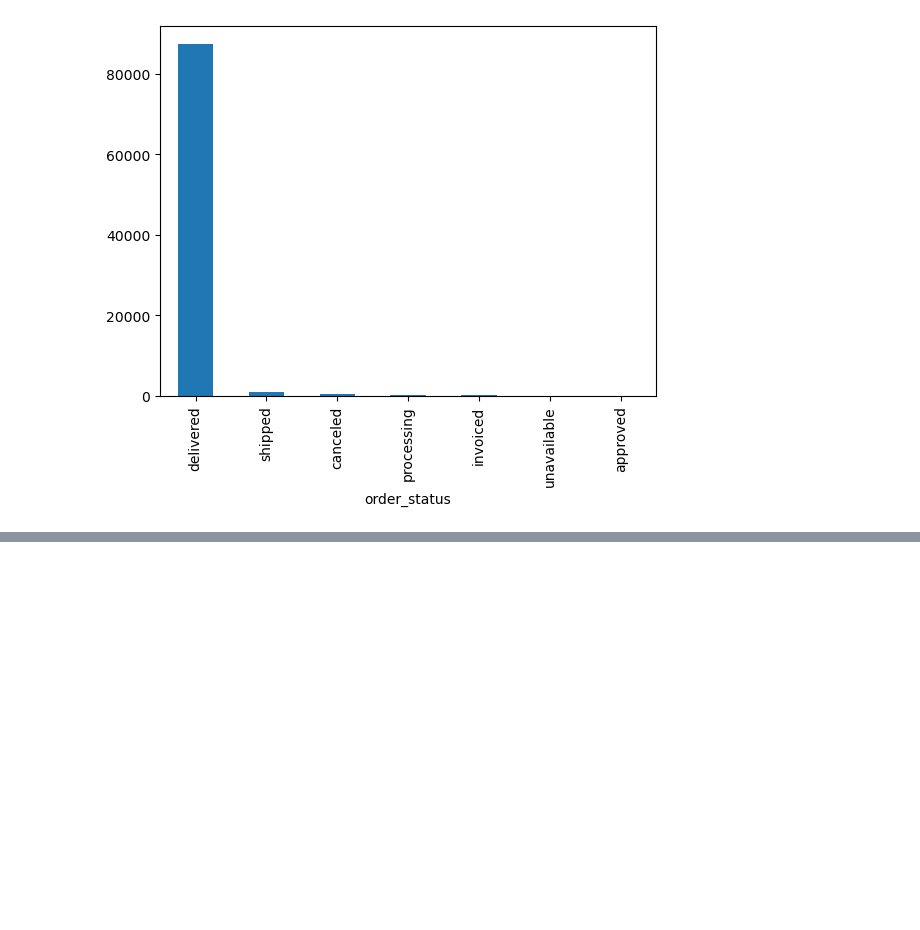
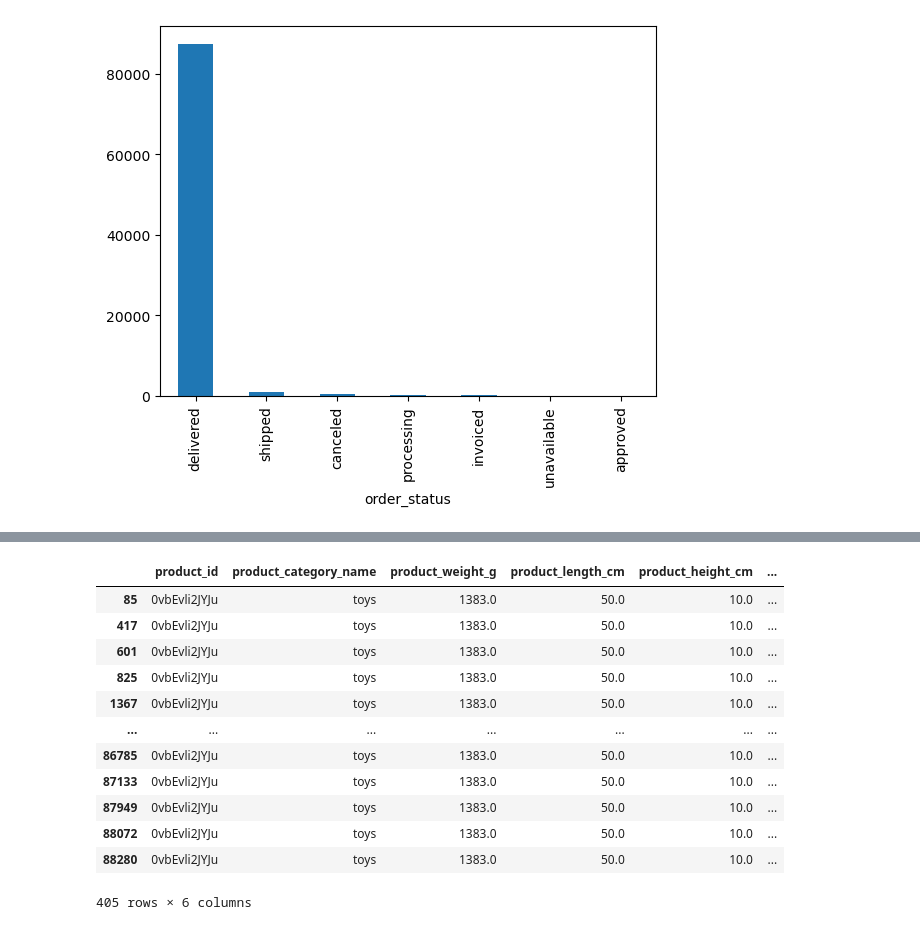
Before and after one commit to dilane-ts/data-engineering-e-commerce, a Jupyter notebook: notebooks/eda.ipynb, the cells around one changed output, grey strips where cells are left out. Drawn from its saved outputs; the diff is of its cells as text; code cells hidden in the pictures; blank space fills up the shorter version.

```diff
--- a/notebooks/eda.ipynb
+++ b/notebooks/eda.ipynb
@@ -134,0 +128,16 @@ dim_date["year"] = dim_date["date_id"].dt.year.fillna(-1).astype("int")
+# %%
+products[products["product_id"] == "0vbEvli2JYJu"]
+# %% [output]
+|  | product_id | product_category_name | product_weight_g | product_length_cm | product_height_cm | ... |
+| 85 | 0vbEvli2JYJu | toys | 1383.0 | 50.0 | 10.0 | ... |
+| 417 | 0vbEvli2JYJu | toys | 1383.0 | 50.0 | 10.0 | ... |
+| 601 | 0vbEvli2JYJu | toys | 1383.0 | 50.0 | 10.0 | ... |
+| 825 | 0vbEvli2JYJu | toys | 1383.0 | 50.0 | 10.0 | ... |
+| 1367 | 0vbEvli2JYJu | toys | 1383.0 | 50.0 | 10.0 | ... |
+| ... | ... | ... | ... | ... | ... | ... |
+| 86785 | 0vbEvli2JYJu | toys | 1383.0 | 50.0 | 10.0 | ... |
+| 87133 | 0vbEvli2JYJu | toys | 1383.0 | 50.0 | 10.0 | ... |
+| 87949 | 0vbEvli2JYJu | toys | 1383.0 | 50.0 | 10.0 | ... |
+| 88072 | 0vbEvli2JYJu | toys | 1383.0 | 50.0 | 10.0 | ... |
+| 88280 | 0vbEvli2JYJu | toys | 1383.0 | 50.0 | 10.0 | ... |
+405 rows × 6 columns
```
Also changed, not shown: parts of 1 cell of this notebook, 9 other files.
